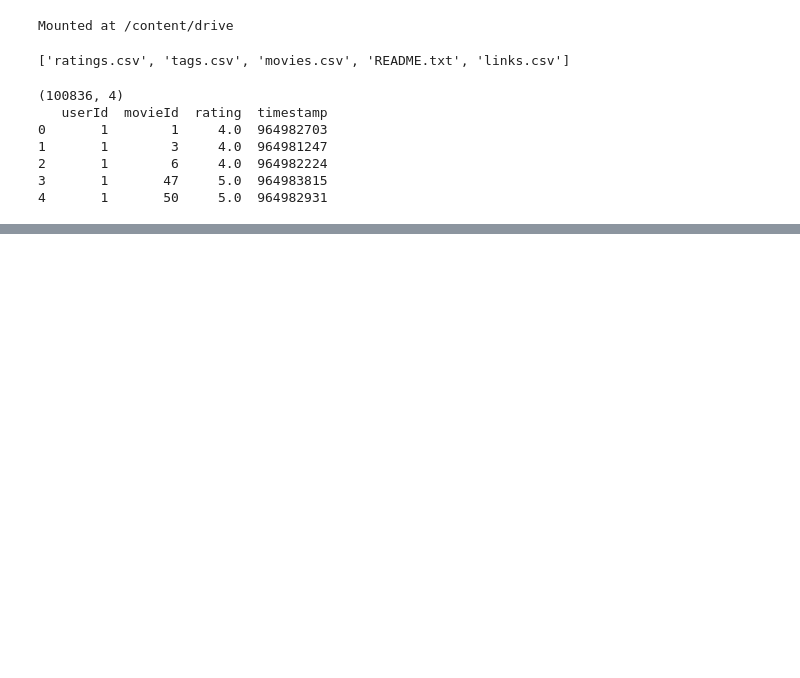
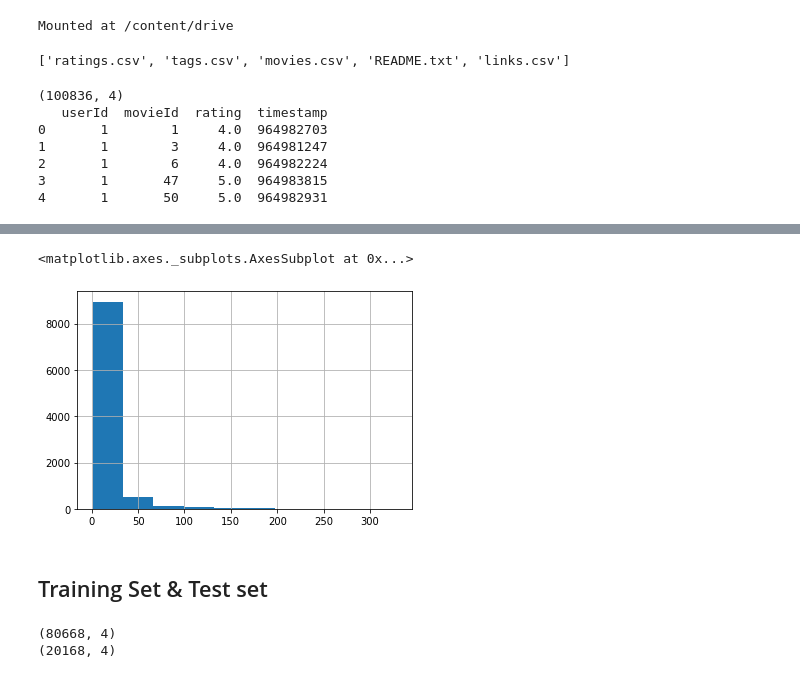
Before and after one commit to Vaycold/Vaycold, a Jupyter notebook: Recommend_Algorithm/간단한 추천시스템 만들기.ipynb, the cells around one changed output, grey strips where cells are left out. Saved outputs shown, nothing was run; the diff lists cells and outputs as text; code cells hidden in the pictures; blank space fills up the shorter version.

```diff
--- a/Recommend_Algorithm/간단한 추천시스템 만들기.ipynb
+++ b/Recommend_Algorithm/간단한 추천시스템 만들기.ipynb
@@ -52,0 +65,9 @@ print(ratings_df.head())
+# %%
+# 각 유저가 어떤 영화에 평점을 몇점 주었는지 확인해보자
+# 피벗테이블을 이용하자
+
+user_movie_matrix = ratings_df.pivot(
+    index = 'movieId',
+    columns = 'userId',
+    values = 'rating',
+  ).fillna(0) #결측값은 0으로 두자
@@ -52,0 +161,9 @@ print(ratings_df.head())
+# %%
+movie_info_df = pd.DataFrame(
+    data = [
+            sum(list(user_movie_matrix.loc[int(x)].value_counts())[1:]) for x in user_movie_matrix.index
+    ],
+    index = user_movie_matrix.index,
+    columns = ['users_rated']
+)
+movie_info_df
@@ -52,0 +185,9 @@ print(ratings_df.head())
+# %%
+movie_info_df.users_rated.sort_values(ascending=False).hist()
+
+# 데이터가 편향되있다. 즉 대부분의 영화들이 평점이 하나만 가지고 있다고 봐도 무방하다.
+# %% [output]
+<matplotlib.axes._subplots.AxesSubplot at 0x...>
+[figure, added]
+# %% [markdown]
+## Training Set & Test set
@@ -52,0 +196,6 @@ print(ratings_df.head())
+# %%
+print(train_df.shape)
+print(test_df.shape)
+# %% [output]
+(80668, 4)
+(20168, 4)
```
Also changed, not shown: parts of 15 cells of this notebook.
